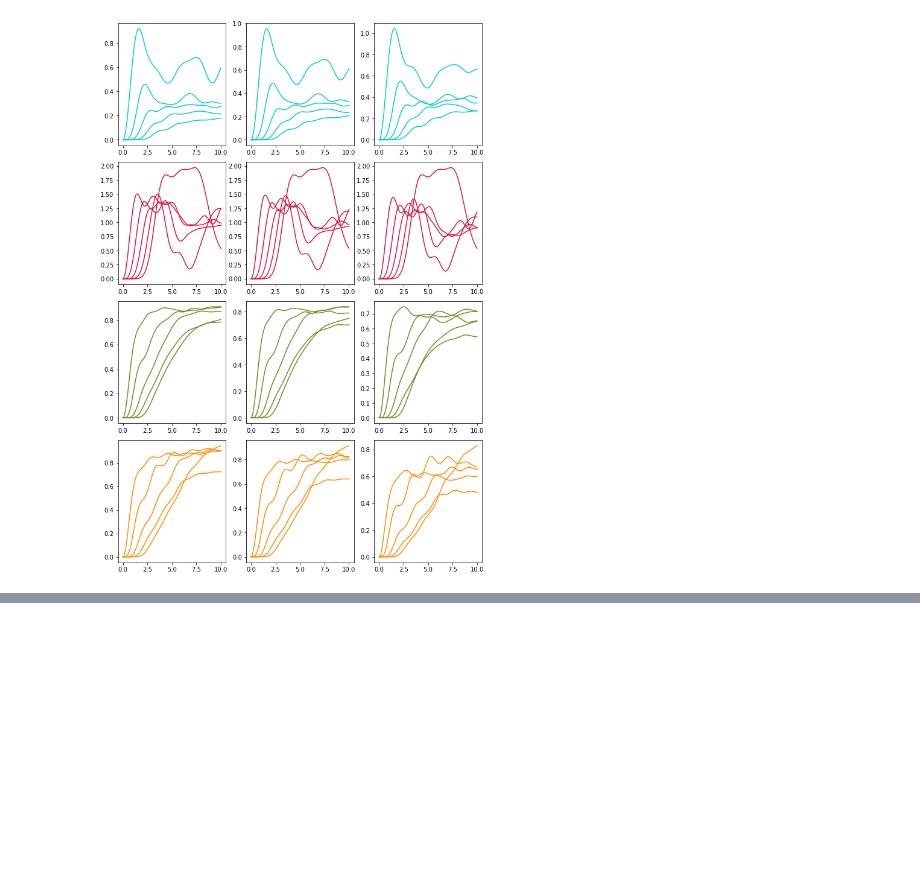
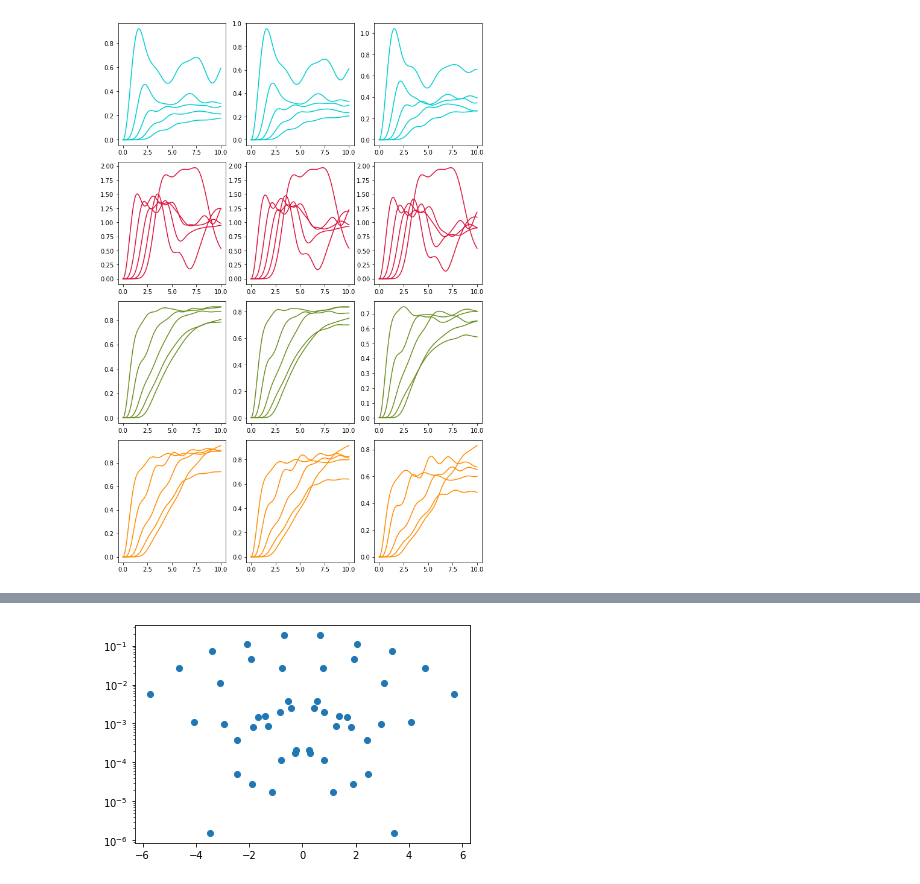
Before and after one commit to lhillber/qca, a Jupyter notebook: notebooks/OTOC.ipynb, the cells around one changed output, grey strips where cells are left out. Saved outputs shown, nothing was run; the diff lists cells and outputs as text; code cells hidden in the pictures; blank space fills up the shorter version.

Commit message:
add ediag, correct PBC full Hamiltonian

```diff
--- a/notebooks/OTOC.ipynb
+++ b/notebooks/OTOC.ipynb
@@ -144,0 +147,3 @@ plt.tight_layout()
+# %%
+L = 12
+H = rule_hamiltonian(V="X", R=1, L=L, r=1, BC="0")
@@ -144,0 +155,7 @@ plt.tight_layout()
+# %%
+for R in range(16):
+    L = 9
+    H = rule_hamiltonian(V="X", R=6, L=L, r=1, BC="0")
+    from matrix import listkron, ops
+    P = listkron([ops["Z"] for i in range(L)])
+    print(np.allclose(H.dot(P) + P.dot(H), np.zeros_like(H)))
@@ -144,0 +179,15 @@ plt.tight_layout()
+# %%
+vals, vecs = np.linalg.eig(H)
+idx = vals.argsort()[::-1]
+vals = vals[idx]
+vecs =vecs[:,idx]
+Z2 = make_state(L, "d2")
+overlap = np.array([np.abs(np.vdot(vecs[:, i], Z2)).real**2 for i, v in enumerate(vals)])
+# %%
+overlap = np.array([np.abs(np.vdot(vecs[:, i], Z2)).real**2 for i, v in enumerate(vals)])
+# %%
+mask = np.array(overlap)>1e-16
+plt.scatter(vals[mask], overlap[mask])
+plt.yscale("log")
+# %% [output]
+[figure, added]
```
Also changed, not shown: parts of 6 cells of this notebook, 18 other files.
